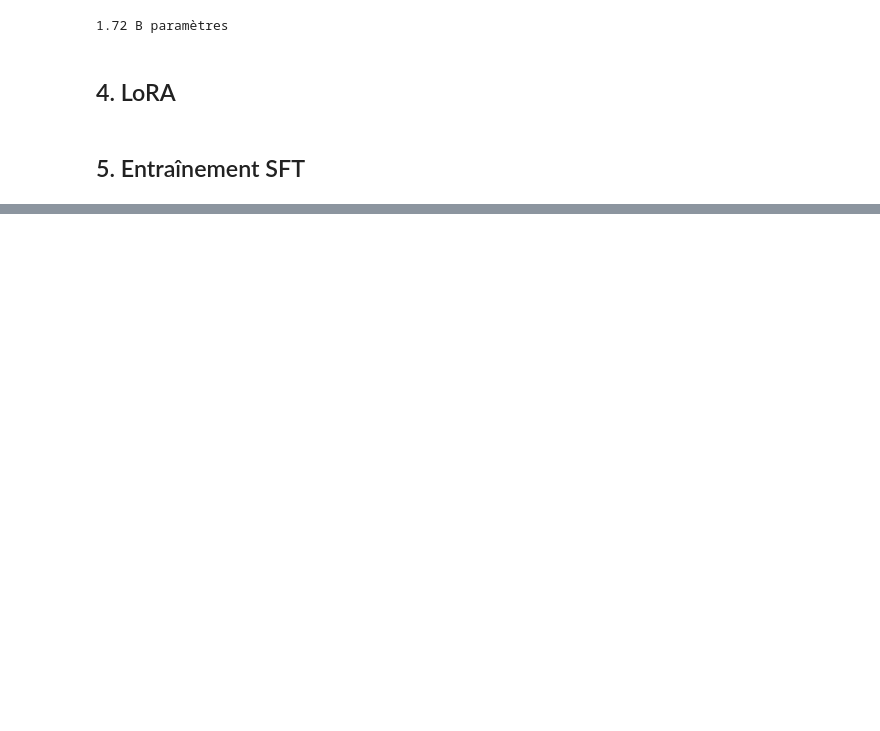
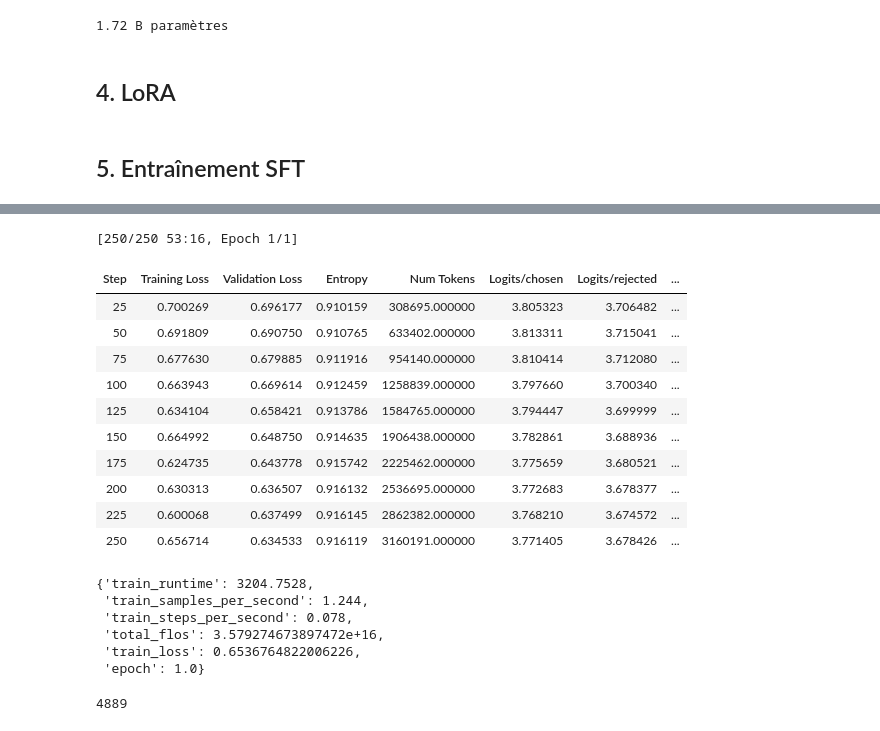
Before and after one commit to ObiYohan/AI_agent_for_medical_triage, a Jupyter notebook: notebook/sft_lora.ipynb, the cells around one changed output, grey strips where cells are left out. Saved outputs shown, nothing was run; the diff lists cells and outputs as text; code cells hidden in the pictures; blank space fills up the shorter version.

```diff
--- a/notebook/sft_lora.ipynb
+++ b/notebook/sft_lora.ipynb
@@ -454,0 +484,16 @@ mlflow.end_run()
+# %%
+# Paires DPO de la phase 1, par langue
+DPO_DATASETS = {"fr": "dpo_mediqal_mcqm", "en": "dpo_ultramedical"}
+DPO_COLUMNS = ["source", "lang", "pair_check", "prompt", "chosen", "rejected"]  # colonnes communes aux deux jeux
+
+# Hyperparamètres DPO
+DPO_BETA = 0.1              # écart toléré avec la référence : plus beta est grand, plus le modèle reste proche du SFT
+DPO_LEARNING_RATE = 5e-6    # valeur de départ usuelle en DPO ; à augmenter si rewards/accuracies stagne vers 0,5
+DPO_MAX_LENGTH = 1024       # prompt + réponse, en tokens
+DPO_N_EVAL = 20 if SMALL_RUN else 100  # exemples du test français pour la génération (7.4)
+DPO_BATCH_SIZE = 16                    # génération par lots : à baisser en cas d'OutOfMemoryError
+
+SFT_ADAPTER_DIR = Path("../outputs") / RUN_NAME / "final"  # adaptateur SFT de la section 5
+DPO_RUN_NAME = f"dpo-lora-r16-beta{DPO_BETA}-lr{DPO_LEARNING_RATE}-seed{SEED}" + ("-small" if SMALL_RUN else "")
+DPO_OUTPUT_DIR = Path("../outputs") / DPO_RUN_NAME  # checkpoints, adaptateur DPO et modèle final fusionné
+print(f"SFT : {SFT_ADAPTER_DIR}\nDPO : {DPO_OUTPUT_DIR}")
@@ -454,0 +538,5 @@ mlflow.end_run()
+# %%
+# Une paire telle que la verra le modèle
+example = dpo_train[0]
+print(tokenizer.apply_chat_template(example["prompt"], add_generation_prompt=True, tokenize=False))
+print(f"--- CHOSEN :\n{example['chosen'][0]['content']}\n--- REJECTED :\n{example['rejected'][0]['content']}")
@@ -454,0 +563,12 @@ mlflow.end_run()
+# %%
+# Libère la mémoire GPU du SFT si la section 5 vient de tourner
+if "trainer" in globals():
+    del trainer, model
+gc.collect()
+if device == "cuda":
+    torch.cuda.empty_cache()
+
+# Modèle de base + adaptateur SFT fusionné : point de départ et référence du DPO
+base_model = AutoModelForCausalLM.from_pretrained(MODEL_NAME, dtype=dtype)
+sft_model = PeftModel.from_pretrained(base_model, str(SFT_ADAPTER_DIR)).merge_and_unload().to(device)
+print(f"{sft_model.num_parameters() / 1e9:.2f} B paramètres")
@@ -454,0 +654,42 @@ mlflow.end_run()
+# %%
+# Reprise après interruption : dpo_trainer.train(resume_from_checkpoint=True)
+dpo_result = dpo_trainer.train()
+dpo_result.metrics
+# %% [output]
+[250/250 53:16, Epoch 1/1]
+| Step | Training Loss | Validation Loss | Entropy | Num Tokens | Logits/chosen | Logits/rejected | ... |
+| 25 | 0.700269 | 0.696177 | 0.910159 | 308695.000000 | 3.805323 | 3.706482 | ... |
+| 50 | 0.691809 | 0.690750 | 0.910765 | 633402.000000 | 3.813311 | 3.715041 | ... |
+| 75 | 0.677630 | 0.679885 | 0.911916 | 954140.000000 | 3.810414 | 3.712080 | ... |
+| 100 | 0.663943 | 0.669614 | 0.912459 | 1258839.000000 | 3.797660 | 3.700340 | ... |
+| 125 | 0.634104 | 0.658421 | 0.913786 | 1584765.000000 | 3.794447 | 3.699999 | ... |
+| 150 | 0.664992 | 0.648750 | 0.914635 | 1906438.000000 | 3.782861 | 3.688936 | ... |
+| 175 | 0.624735 | 0.643778 | 0.915742 | 2225462.000000 | 3.775659 | 3.680521 | ... |
+| 200 | 0.630313 | 0.636507 | 0.916132 | 2536695.000000 | 3.772683 | 3.678377 | ... |
+| 225 | 0.600068 | 0.637499 | 0.916145 | 2862382.000000 | 3.768210 | 3.674572 | ... |
+| 250 | 0.656714 | 0.634533 | 0.916119 | 3160191.000000 | 3.771405 | 3.678426 | ... |
+{'train_runtime': 3204.7528,
+ 'train_samples_per_second': 1.244,
+ 'train_steps_per_second': 0.078,
+ 'total_flos': 3.579274673897472e+16,
+ 'train_loss': 0.6536764822006226,
+ 'epoch': 1.0}
+# %%
+# Sauvegarde de l'adaptateur DPO (meilleur checkpoint) et de la configuration du run
+DPO_FINAL_DIR = DPO_OUTPUT_DIR / "final"
+dpo_trainer.save_model(str(DPO_FINAL_DIR))
+tokenizer.save_pretrained(str(DPO_FINAL_DIR))
+
+dpo_run_config = {
+    "model": MODEL_NAME,
+    "sft_adapter": str(SFT_ADAPTER_DIR),  # l'adaptateur DPO s'applique au modèle SFT fusionné
+    "seed": SEED,
+    "small_run": SMALL_RUN,
+    "beta": DPO_BETA,
+    "lora": {"r": dpo_lora_config.r, "alpha": dpo_lora_config.lora_alpha, "dropout": dpo_lora_config.lora_dropout},
+    "data": {f"{lang}_{split}": len(d) for lang, ds in dpo_by_lang.items() for split, d in ds.items()},
+    "training_args": dpo_args.to_dict(),
+}
+(DPO_FINAL_DIR / "run_config.json").write_text(json.dumps(dpo_run_config, indent=2, default=str), encoding="utf-8")
+# %% [output]
+4889
```
Also changed, not shown: parts of 32 cells of this notebook, 4 other files.
